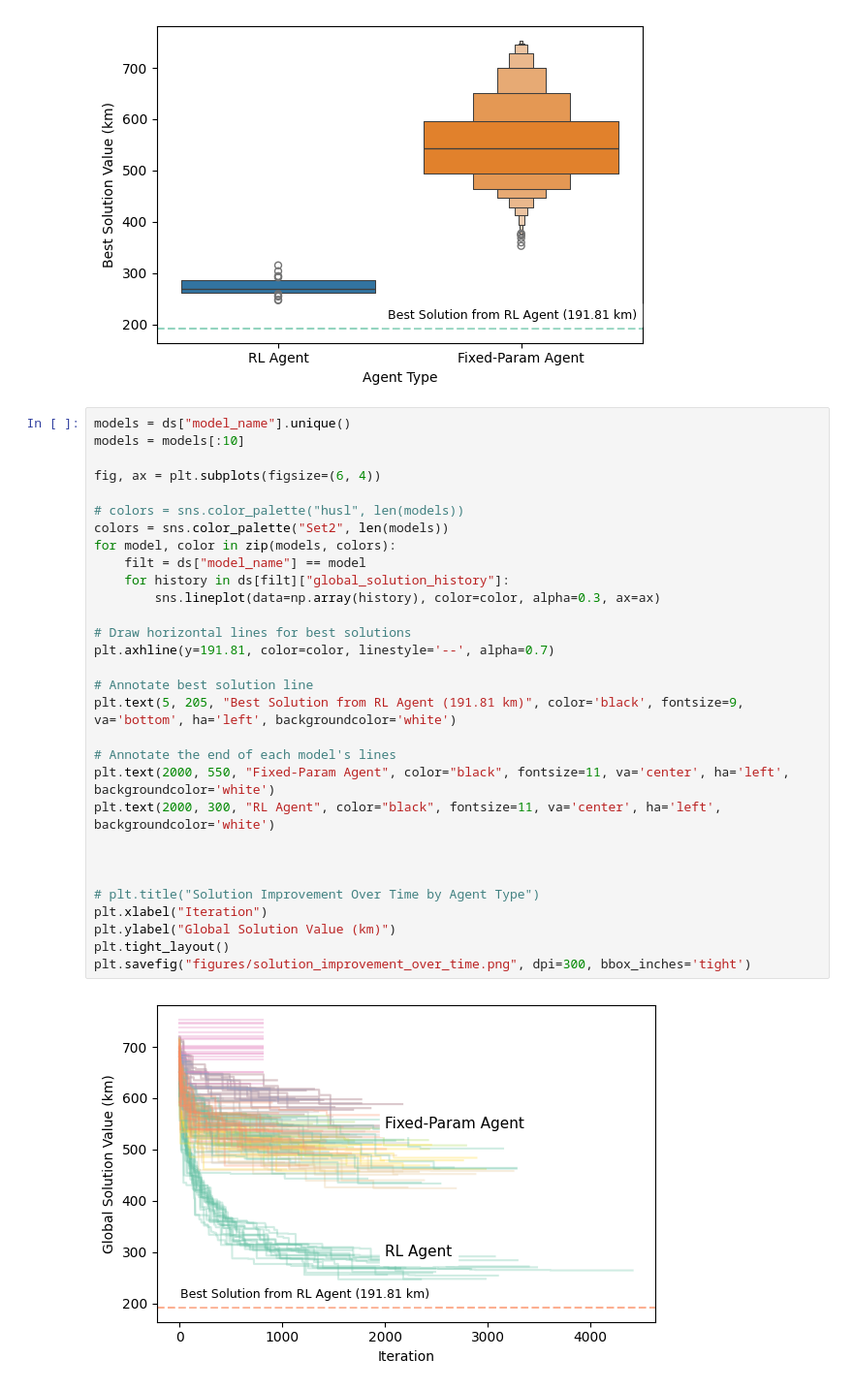
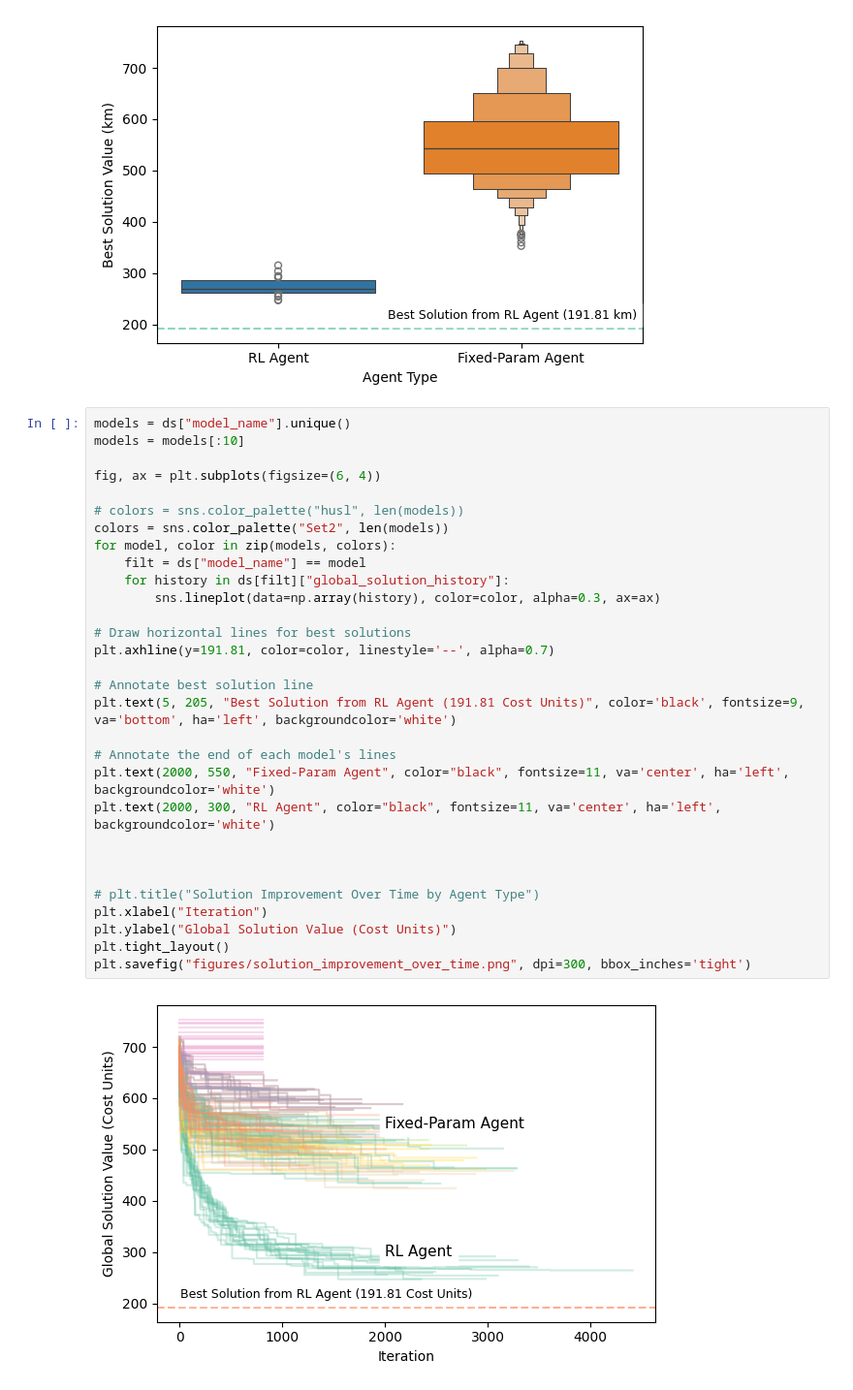
Before and after one commit to warisa-cmu/rl-meta-test, a Jupyter notebook: src/P03_MSIE/T01_param_study/eval_visualize.ipynb, the cells around one changed output. Shown at 97% size. Cells and saved outputs as stored; diff of their text form.

```diff
--- a/src/P03_MSIE/T01_param_study/eval_visualize.ipynb
+++ b/src/P03_MSIE/T01_param_study/eval_visualize.ipynb
@@ -108,32 +108,32 @@ plt.savefig("figures/best_solution_comparison_boxen.png", dpi=300, bbox_inches='
 # %%
 models = ds["model_name"].unique()
 models = models[:10]
 
 fig, ax = plt.subplots(figsize=(6, 4))
 
 # colors = sns.color_palette("husl", len(models))
 colors = sns.color_palette("Set2", len(models))
 for model, color in zip(models, colors):
     filt = ds["model_name"] == model
     for history in ds[filt]["global_solution_history"]:
         sns.lineplot(data=np.array(history), color=color, alpha=0.3, ax=ax)
 
 # Draw horizontal lines for best solutions
 plt.axhline(y=191.81, color=color, linestyle='--', alpha=0.7)
 
 # Annotate best solution line
-plt.text(5, 205, "Best Solution from RL Agent (191.81 km)", color='black', fontsize=9, va='bottom', ha='left', backgroundcolor='white')
+plt.text(5, 205, "Best Solution from RL Agent (191.81 Cost Units)", color='black', fontsize=9, va='bottom', ha='left', backgroundcolor='white')
 
 # Annotate the end of each model's lines
 plt.text(2000, 550, "Fixed-Param Agent", color="black", fontsize=11, va='center', ha='left', backgroundcolor='white')
 plt.text(2000, 300, "RL Agent", color="black", fontsize=11, va='center', ha='left', backgroundcolor='white')
 
 
 
 # plt.title("Solution Improvement Over Time by Agent Type")
 plt.xlabel("Iteration")
-plt.ylabel("Global Solution Value (km)")
+plt.ylabel("Global Solution Value (Cost Units)")
 plt.tight_layout()
 plt.savefig("figures/solution_improvement_over_time.png", dpi=300, bbox_inches='tight')
 # %% [output]
-[figure, old version]
+[figure, new version]
```
Also changed, not shown: 6 other files.
